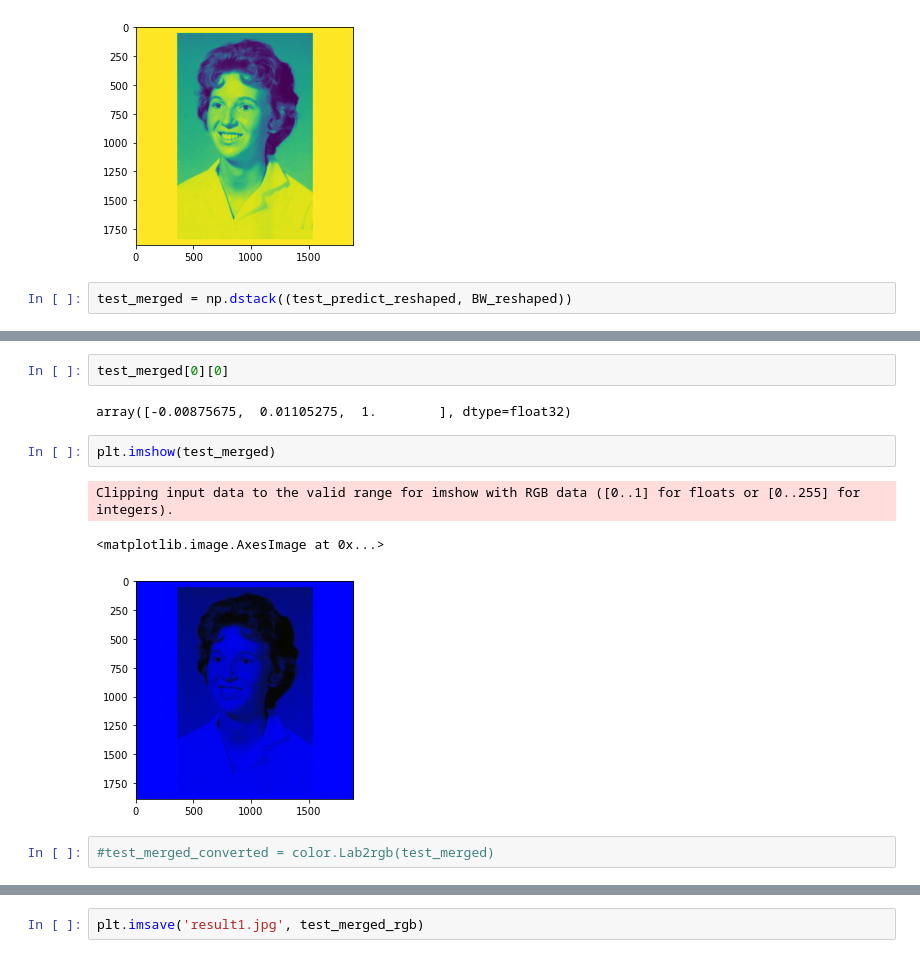
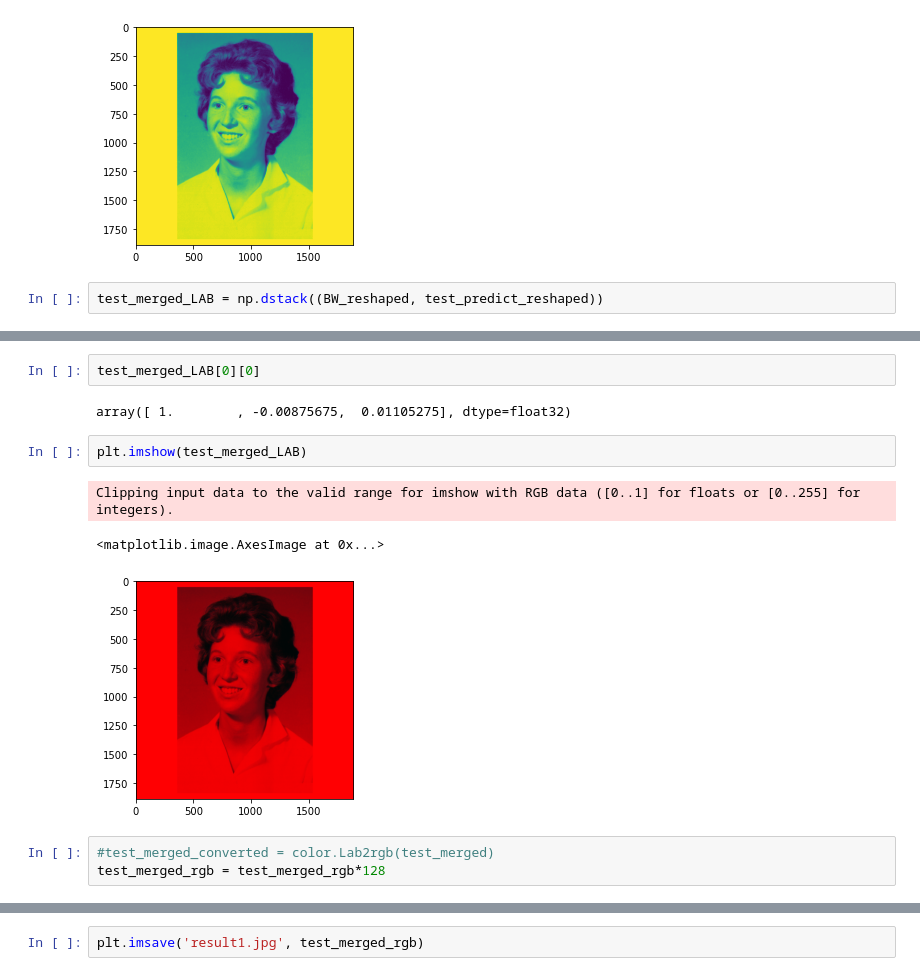
Before and after one commit to rainbowjoy1/MachineLearningClass, a Jupyter notebook: Local Copy of ML Fina_Danielle.ipynb, the cells around one changed output, grey strips where cells are left out. Drawn from its saved outputs; the diff is of its cells as text.

```diff
--- a/Local Copy of ML Fina_Danielle.ipynb
+++ b/Local Copy of ML Fina_Danielle.ipynb
@@ -437,5 +437,5 @@ plt.imshow(BW_reshaped)
 <matplotlib.image.AxesImage at 0x...>
 [figure]
 # %%
-test_merged = np.dstack((test_predict_reshaped, BW_reshaped))
+test_merged_LAB = np.dstack((BW_reshaped, test_predict_reshaped))
 # %%
@@ -443,14 +443,15 @@ test_merged.shape
 # %% [output]
 (1888, 1888, 3)
 # %%
-test_merged[0][0]
+test_merged_LAB[0][0]
 # %% [output]
-array([-0.00875675,  0.01105275,  1.        ], dtype=float32)
+array([ 1.        , -0.00875675,  0.01105275], dtype=float32)
 # %%
-plt.imshow(test_merged)
+plt.imshow(test_merged_LAB)
 # %% [output]
 Clipping input data to the valid range for imshow with RGB data ([0..1] for floats or [0..255] for integers).
 <matplotlib.image.AxesImage at 0x...>
-[figure, old version]
+[figure, new version]
 # %%
 #test_merged_converted = color.Lab2rgb(test_merged)
+test_merged_rgb = test_merged_rgb*128
```
Also changed, not shown: parts of 7 cells of this notebook, 3 other files.
